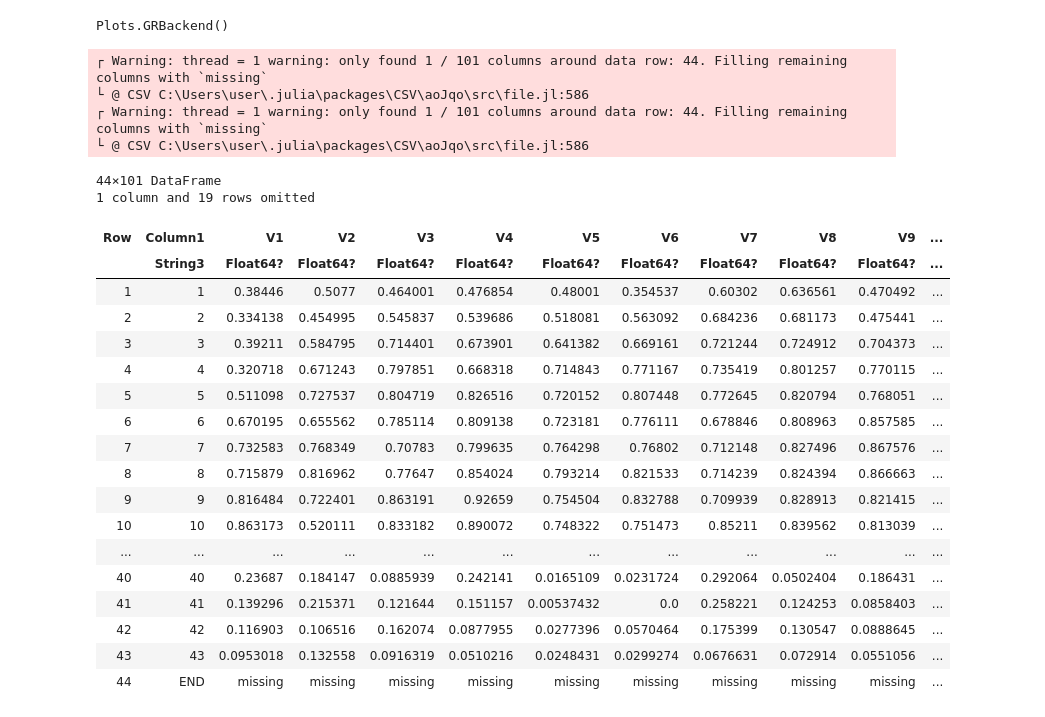
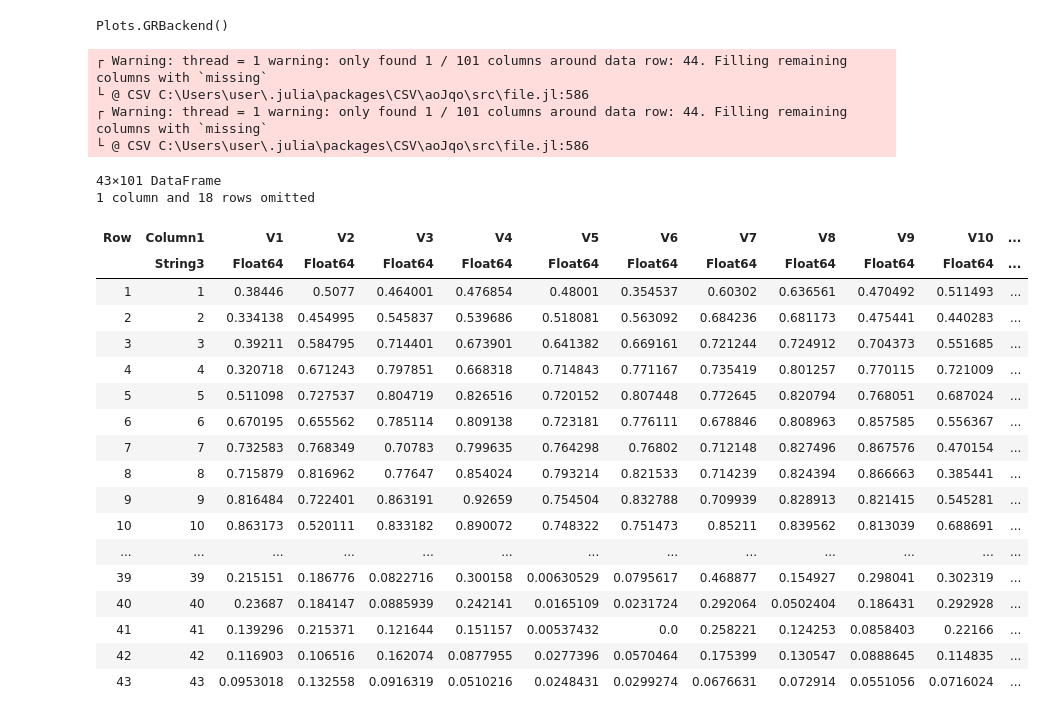
Before and after one commit to ltempfli/Team_assignment_AMO, a Jupyter notebook: Scenario_Generation.ipynb, the cells around one changed output. Drawn from its saved outputs; the diff is of its cells as text; code cells hidden in the pictures.

```diff
--- a/Scenario_Generation.ipynb
+++ b/Scenario_Generation.ipynb
@@ -13,33 +17,33 @@ gr()
 Plots.GRBackend()
 # %%
 # Reading the data
-file_path = "data/scen_zone1.out"  #
-df = CSV.File(file_path) |> DataFrame
+df = CSV.read("data/scen_zone1.out", DataFrame)
+df = dropmissing(df, disallowmissing=true)
 # %% [output]
 ┌ Warning: thread = 1 warning: only found 1 / 101 columns around data row: 44. Filling remaining columns with `missing`
 └ @ CSV C:\Users\user\.julia\packages\CSV\aoJqo\src\file.jl:586
 ┌ Warning: thread = 1 warning: only found 1 / 101 columns around data row: 44. Filling remaining columns with `missing`
 └ @ CSV C:\Users\user\.julia\packages\CSV\aoJqo\src\file.jl:586
-44×101 DataFrame
-1 column and 19 rows omitted
+43×101 DataFrame
+1 column and 18 rows omitted
-| Row | Column1 | V1 | V2 | V3 | V4 | V5 | V6 | V7 | V8 | V9 | ... |
-|  | String3 | Float64? | Float64? | Float64? | Float64? | Float64? | Float64? | Float64? | Float64? | Float64? | ... |
-| 1 | 1 | 0.38446 | 0.5077 | 0.464001 | 0.476854 | 0.48001 | 0.354537 | 0.60302 | 0.636561 | 0.470492 | ... |
-| 2 | 2 | 0.334138 | 0.454995 | 0.545837 | 0.539686 | 0.518081 | 0.563092 | 0.684236 | 0.681173 | 0.475441 | ... |
-| 3 | 3 | 0.39211 | 0.584795 | 0.714401 | 0.673901 | 0.641382 | 0.669161 | 0.721244 | 0.724912 | 0.704373 | ... |
-| 4 | 4 | 0.320718 | 0.671243 | 0.797851 | 0.668318 | 0.714843 | 0.771167 | 0.735419 | 0.801257 | 0.770115 | ... |
-| 5 | 5 | 0.511098 | 0.727537 | 0.804719 | 0.826516 | 0.720152 | 0.807448 | 0.772645 | 0.820794 | 0.768051 | ... |
-| 6 | 6 | 0.670195 | 0.655562 | 0.785114 | 0.809138 | 0.723181 | 0.776111 | 0.678846 | 0.808963 | 0.857585 | ... |
-| 7 | 7 | 0.732583 | 0.768349 | 0.70783 | 0.799635 | 0.764298 | 0.76802 | 0.712148 | 0.827496 | 0.867576 | ... |
-| 8 | 8 | 0.715879 | 0.816962 | 0.77647 | 0.854024 | 0.793214 | 0.821533 | 0.714239 | 0.824394 | 0.866663 | ... |
-| 9 | 9 | 0.816484 | 0.722401 | 0.863191 | 0.92659 | 0.754504 | 0.832788 | 0.709939 | 0.828913 | 0.821415 | ... |
-| 10 | 10 | 0.863173 | 0.520111 | 0.833182 | 0.890072 | 0.748322 | 0.751473 | 0.85211 | 0.839562 | 0.813039 | ... |
-| ... | ... | ... | ... | ... | ... | ... | ... | ... | ... | ... | ... |
-| 40 | 40 | 0.23687 | 0.184147 | 0.0885939 | 0.242141 | 0.0165109 | 0.0231724 | 0.292064 | 0.0502404 | 0.186431 | ... |
-| 41 | 41 | 0.139296 | 0.215371 | 0.121644 | 0.151157 | 0.00537432 | 0.0 | 0.258221 | 0.124253 | 0.0858403 | ... |
-| 42 | 42 | 0.116903 | 0.106516 | 0.162074 | 0.0877955 | 0.0277396 | 0.0570464 | 0.175399 | 0.130547 | 0.0888645 | ... |
-| 43 | 43 | 0.0953018 | 0.132558 | 0.0916319 | 0.0510216 | 0.0248431 | 0.0299274 | 0.0676631 | 0.072914 | 0.0551056 | ... |
-| 44 | END | missing | missing | missing | missing | missing | missing | missing | missing | missing | ... |
+| Row | Column1 | V1 | V2 | V3 | V4 | V5 | V6 | V7 | V8 | V9 | V10 | ... |
+|  | String3 | Float64 | Float64 | Float64 | Float64 | Float64 | Float64 | Float64 | Float64 | Float64 | Float64 | ... |
+| 1 | 1 | 0.38446 | 0.5077 | 0.464001 | 0.476854 | 0.48001 | 0.354537 | 0.60302 | 0.636561 | 0.470492 | 0.511493 | ... |
+| 2 | 2 | 0.334138 | 0.454995 | 0.545837 | 0.539686 | 0.518081 | 0.563092 | 0.684236 | 0.681173 | 0.475441 | 0.440283 | ... |
+| 3 | 3 | 0.39211 | 0.584795 | 0.714401 | 0.673901 | 0.641382 | 0.669161 | 0.721244 | 0.724912 | 0.704373 | 0.551685 | ... |
+| 4 | 4 | 0.320718 | 0.671243 | 0.797851 | 0.668318 | 0.714843 | 0.771167 | 0.735419 | 0.801257 | 0.770115 | 0.721009 | ... |
+| 5 | 5 | 0.511098 | 0.727537 | 0.804719 | 0.826516 | 0.720152 | 0.807448 | 0.772645 | 0.820794 | 0.768051 | 0.687024 | ... |
+| 6 | 6 | 0.670195 | 0.655562 | 0.785114 | 0.809138 | 0.723181 | 0.776111 | 0.678846 | 0.808963 | 0.857585 | 0.556367 | ... |
+| 7 | 7 | 0.732583 | 0.768349 | 0.70783 | 0.799635 | 0.764298 | 0.76802 | 0.712148 | 0.827496 | 0.867576 | 0.470154 | ... |
+| 8 | 8 | 0.715879 | 0.816962 | 0.77647 | 0.854024 | 0.793214 | 0.821533 | 0.714239 | 0.824394 | 0.866663 | 0.385441 | ... |
+| 9 | 9 | 0.816484 | 0.722401 | 0.863191 | 0.92659 | 0.754504 | 0.832788 | 0.709939 | 0.828913 | 0.821415 | 0.545281 | ... |
+| 10 | 10 | 0.863173 | 0.520111 | 0.833182 | 0.890072 | 0.748322 | 0.751473 | 0.85211 | 0.839562 | 0.813039 | 0.688691 | ... |
+| ... | ... | ... | ... | ... | ... | ... | ... | ... | ... | ... | ... | ... |
+| 39 | 39 | 0.215151 | 0.186776 | 0.0822716 | 0.300158 | 0.00630529 | 0.0795617 | 0.468877 | 0.154927 | 0.298041 | 0.302319 | ... |
+| 40 | 40 | 0.23687 | 0.184147 | 0.0885939 | 0.242141 | 0.0165109 | 0.0231724 | 0.292064 | 0.0502404 | 0.186431 | 0.292928 | ... |
+| 41 | 41 | 0.139296 | 0.215371 | 0.121644 | 0.151157 | 0.00537432 | 0.0 | 0.258221 | 0.124253 | 0.0858403 | 0.22166 | ... |
+| 42 | 42 | 0.116903 | 0.106516 | 0.162074 | 0.0877955 | 0.0277396 | 0.0570464 | 0.175399 | 0.130547 | 0.0888645 | 0.114835 | ... |
+| 43 | 43 | 0.0953018 | 0.132558 | 0.0916319 | 0.0510216 | 0.0248431 | 0.0299274 | 0.0676631 | 0.072914 | 0.0551056 | 0.0716024 | ... |
 # %%
 mean_values = mean.(eachrow(df[:, 2:end]))
 
```
Also changed, not shown: parts of 7 cells of this notebook, 1 other file.
